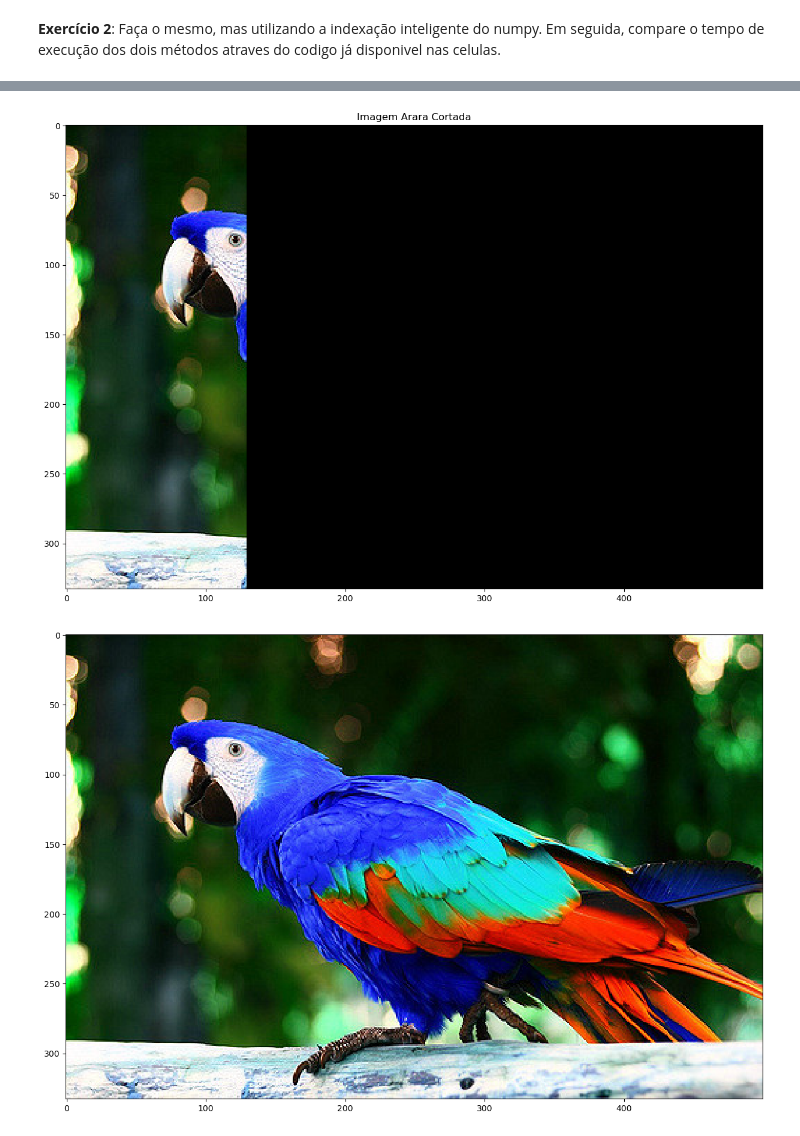
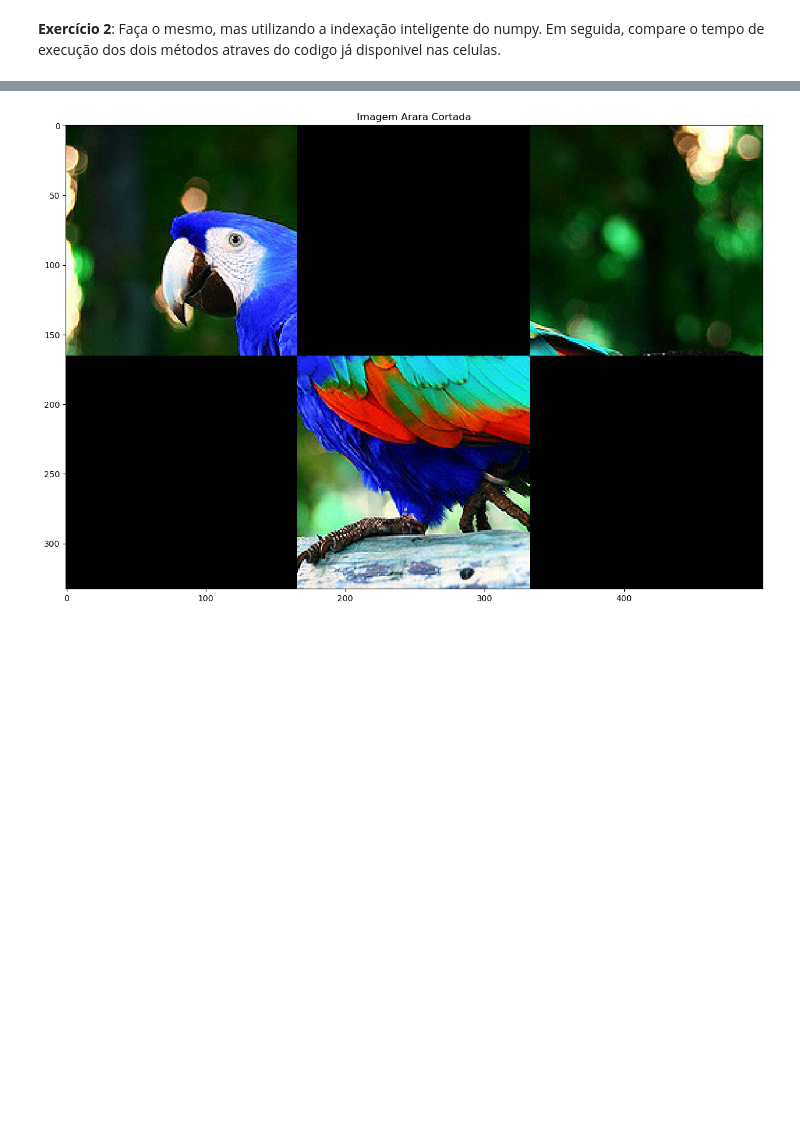
Before and after one commit to vitorpadovani/robotica-computacional, a Jupyter notebook: docs/modulos/01-imagens-e-matrizes/atividade2.ipynb, the cells around one changed output, grey strips where cells are left out. Cells and saved outputs as stored; diff of their text form; code cells hidden in the pictures; blank space fills up the shorter version.

```diff
--- a/docs/modulos/01-imagens-e-matrizes/atividade2.ipynb
+++ b/docs/modulos/01-imagens-e-matrizes/atividade2.ipynb
@@ -270,27 +270,21 @@ Tempo de processamento: 0.5037 segundos
 # %%
 bgr = cv2.imread("img/arara.jpg")
 
-corte1 = bgr.copy()
-corte2 = bgr.copy()
-corte3 = bgr.copy()
 
-width, height = entrada.shape
+
+height, width, color = bgr.shape
 
 # Cortes
-corte1[int(width/2):, :] = 0
-corte1[:, :int(height/2)] = 0
-corte2[:, int(width/2):] = 0
+bgr[int(height/2): int(height), 0 : int(width/3)] = 0
+bgr[0 : int(height/2), int(width/3) : int(2*(width/3))] = 0
+bgr[int(height/2): int(height), int(2*width/3) : int(width)] = 0
+
 
 plt.title("Imagem Arara Cortada")
-plt.imshow(corte1, cmap='gray', vmin=0, vmax=255)
-plt.imshow(corte2, cmap='gray', vmin=0, vmax=255)
+plt.imshow(bgr, cmap='gray', vmin=0, vmax=255)
+
 
 
 plt.show()
-
-# Show mask
-plt.imshow(bgr)
-plt.show()
 # %% [output]
-[figure, old version]
+[figure, new version]
-[figure, removed]
```
Also changed, not shown: parts of 2 cells of this notebook.
